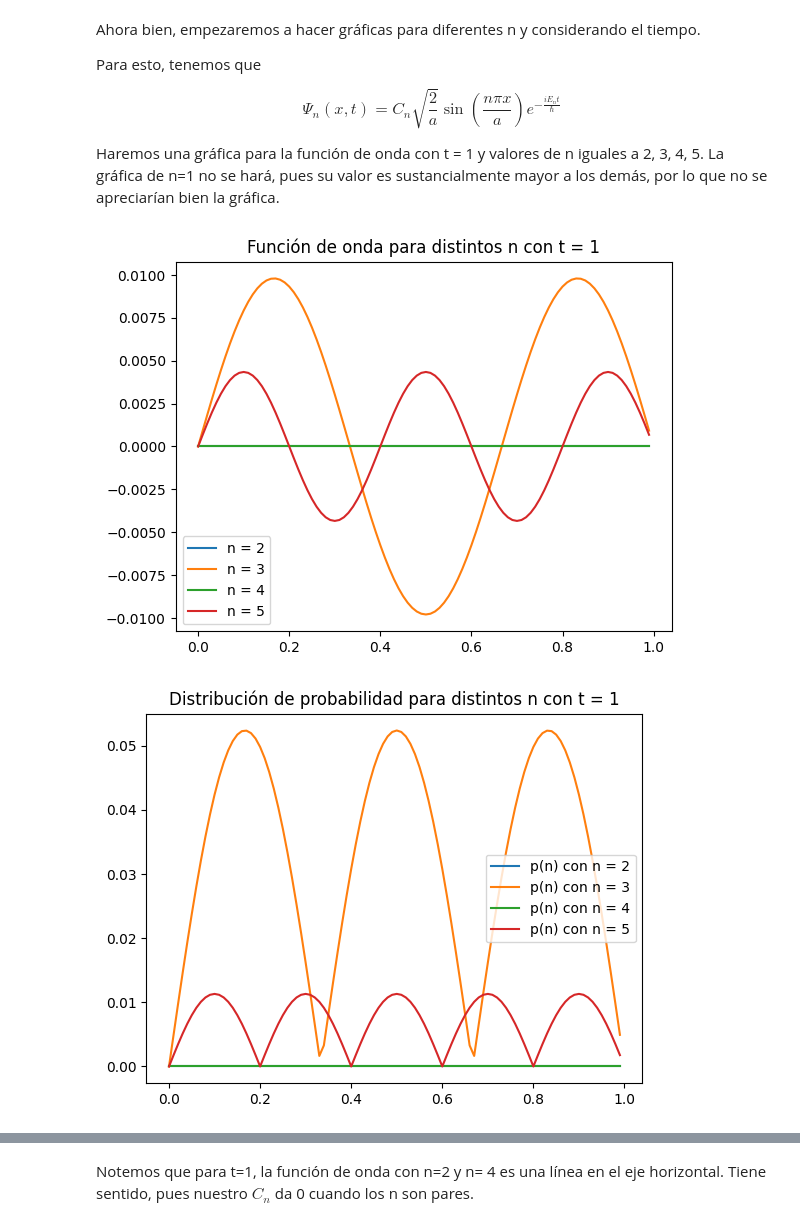
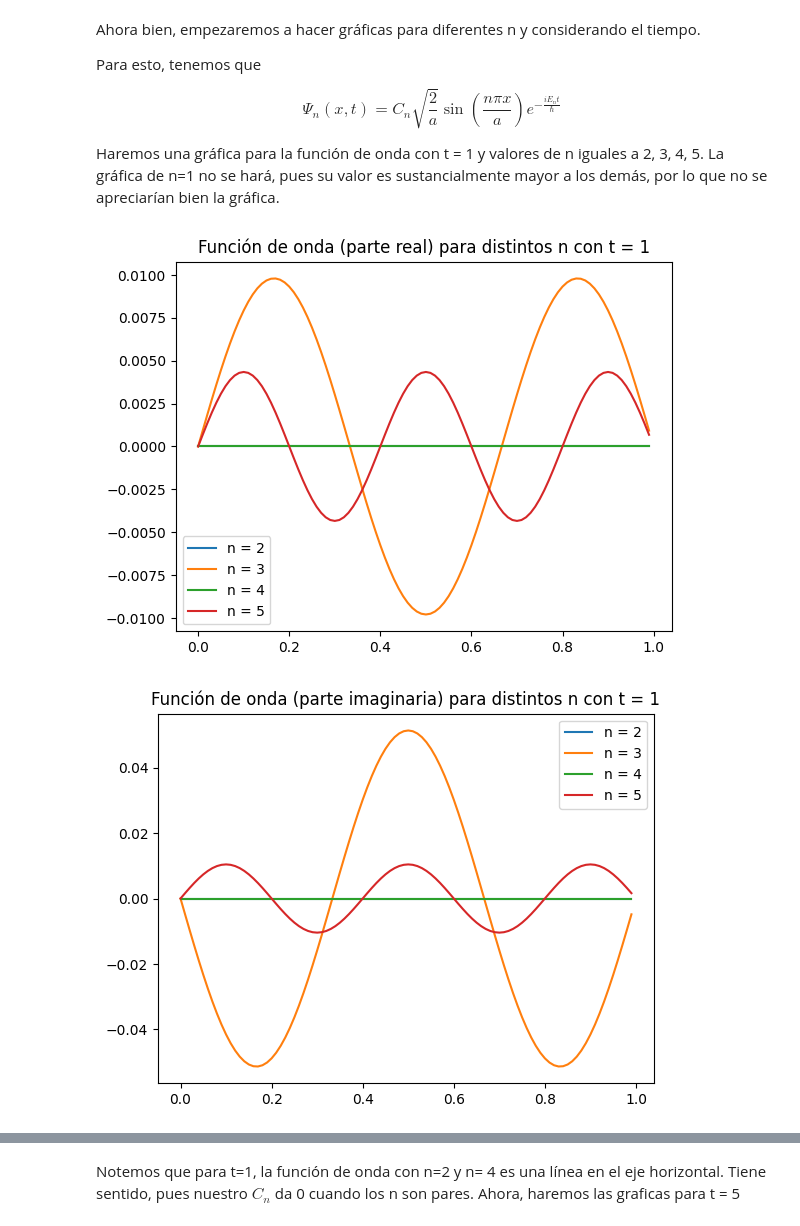
Before and after one commit to Mecanica-Cuantica-1-2023-1/Tarea-2, a Jupyter notebook: Tarea2Cuantica.ipynb, the cells around one changed output, grey strips where cells are left out. Drawn from its saved outputs; the diff is of its cells as text; code cells hidden in the pictures.

```diff
--- a/Tarea2Cuantica.ipynb
+++ b/Tarea2Cuantica.ipynb
@@ -115,37 +115,45 @@ t = 1
 
 for x in np.arange(0, a, 0.01):
     x_n = m.sin(n*m.pi*x/a)*m.sqrt(2)*parte_temporal(n, t)*Cn(n)
     datosn5.append(x_n)
 
 
 
 
 datosn1 = np.array(datosn1)
 datosn2 = np.array(datosn2)
 datosn3 = np.array(datosn3)
 datosn4 = np.array(datosn4)
 datosn5 = np.array(datosn5)
 rango = np.arange(0, a, 0.01)
 
 
 
 
-plt.plot(rango, datosn2, label = "n = 2")
-plt.plot(rango, datosn3, label = "n = 3")
-plt.plot(rango, datosn4, label = "n = 4")
-plt.plot(rango, datosn5, label = "n = 5")
+plt.plot(rango, datosn2.real, label = "n = 2")
+plt.plot(rango, datosn3.real, label = "n = 3")
+plt.plot(rango, datosn4.real, label = "n = 4")
+plt.plot(rango, datosn5.real, label = "n = 5")
 plt.legend()
-plt.title("Función de onda para distintos n con t = 1")
+plt.title("Función de onda (parte real) para distintos n con t = 1")
+plt.show()
+
+plt.plot(rango, datosn2.imag, label = "n = 2")
+plt.plot(rango, datosn3.imag, label = "n = 3")
+plt.plot(rango, datosn4.imag, label = "n = 4")
+plt.plot(rango, datosn5.imag, label = "n = 5")
+plt.legend()
+plt.title("Función de onda (parte imaginaria) para distintos n con t = 1")
 plt.show()
 
 
 plt.plot(rango, abs(datosn2), label = "p(n) con n = 2")
 plt.plot(rango, abs(datosn3), label = "p(n) con n = 3")
 plt.plot(rango, abs(datosn4), label = "p(n) con n = 4")
 plt.plot(rango, abs(datosn5), label = "p(n) con n = 5")
 plt.legend()
 plt.title("Distribución de probabilidad para distintos n con t = 1")
 plt.show()
 # %% [output]
-[figure, old version]
+[figure, new version]
-[figure, old version]
+[figure, new version]
@@ -152,2 +161,2 @@ plt.show()
 # %% [markdown]
-Notemos que para t=1, la función de onda con n=2 y n= 4 es una línea en el eje horizontal. Tiene sentido, pues nuestro $C_n $ da 0 cuando los n son pares.
+Notemos que para t=1, la función de onda con n=2 y n= 4 es una línea en el eje horizontal. Tiene sentido, pues nuestro $C_n $ da 0 cuando los n son pares. Ahora, haremos las graficas para t = 5
```
Also changed, not shown: parts of 2 cells of this notebook.
